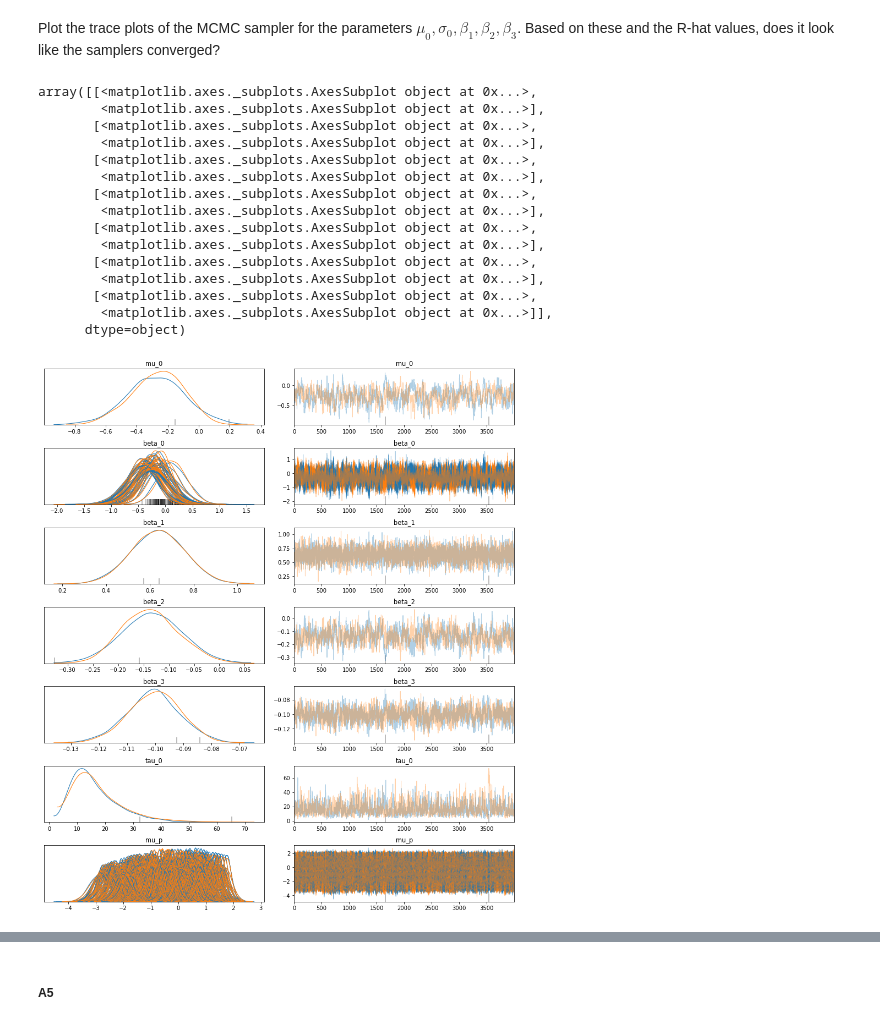
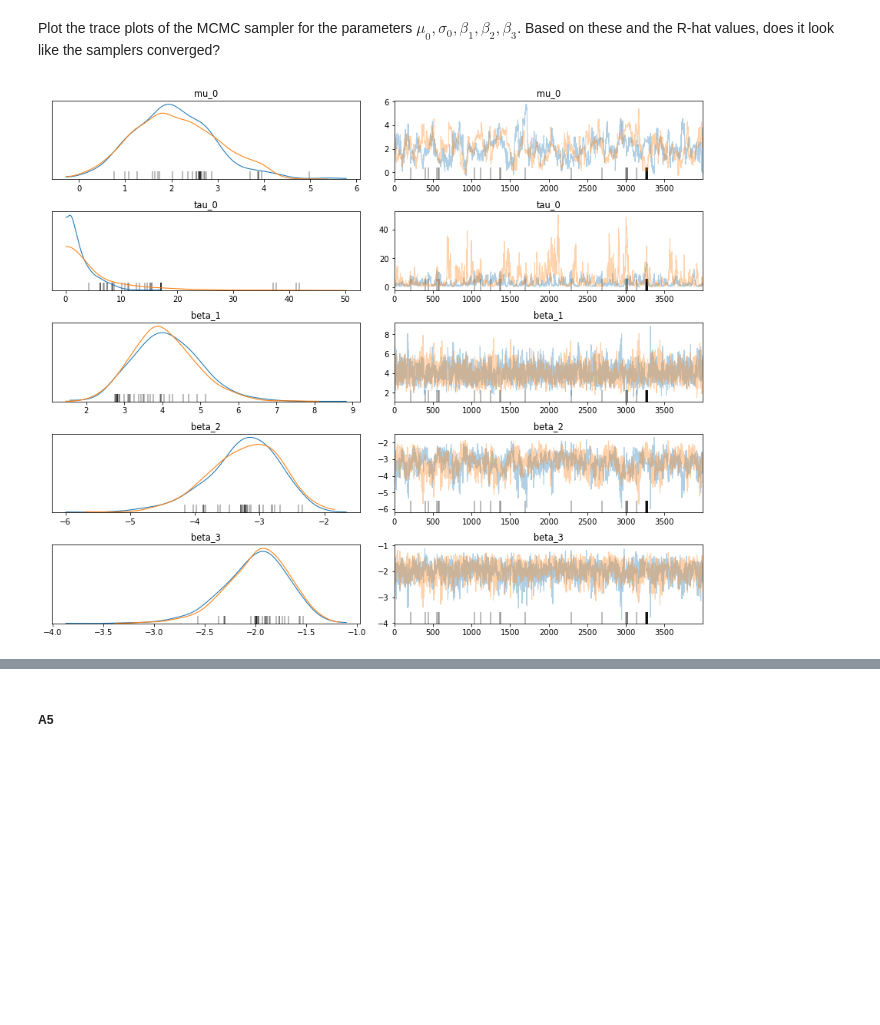
Before and after one commit to Ruby122/2020-CS109B, a Jupyter notebook: content/homeworks/hw03/cs109b_hw3.ipynb, the cells around one changed output, grey strips where cells are left out. Drawn from its saved outputs; the diff is of its cells as text; code cells hidden in the pictures; blank space fills up the shorter version.

```diff
--- a/content/homeworks/hw03/cs109b_hw3.ipynb
+++ b/content/homeworks/hw03/cs109b_hw3.ipynb
@@ -120,9 +125,9 @@ beta_3 = -2
 # Simulate outcome variable
 # get 60 slopes for different district
 num_district = len(data_train['district'].unique())
-beta_0 = np.random.normal(mu_0, sigma_0, num_district)
+beta_0_sim = np.random.normal(mu_0, sigma_0, num_district)
 # P = inverse_logit(output from logistic regression)
-temp = beta_0[data_train['district']] + beta_1*data_train['urban'] + beta_2 * data_train['living.children'] + beta_3 * data_train['age_mean']
+temp = beta_0_sim[data_train['district']] + beta_1*data_train['urban'] + beta_2 * data_train['living.children'] + beta_3 * data_train['age_mean']
 P = expit(temp)
 # convert probability to binary variable
 Y = np.random.binomial(1, P) # get 1 for each probability p
@@ -137,8 +142,13 @@ Fit the varying-intercept model specified above to your simulated data. Reasonab
 
 Note: It is wise to take advantage of a model's built-in `summary` method to inspect it after fitting
 # %%
-from scipy import optimize
 #your code here
+# convert pandas series to numpy arrays
+urban = data_train['urban'].values
+living_children = data_train['living.children'].values
+age_mean = data_train['age_mean'].values
+
+# bayesian sampling
 logit_model = pm.Model()
 
 with logit_model:
@@ -155,13 +165,12 @@ with logit_model:
     beta_3 = pm.Normal(name = 'beta_3', mu = 0, sigma = 100)
     # Expected value of outcome - posterior
     # get logit p
-    mu_logit_p = pm.Deterministic('mu_p', intercepts + beta_1*data_train['urban']
-                                  + beta_2 * data_train['living.children']
-                                  + beta_3 * data_train['age_mean'])
+    mu_logit_p = pm.Deterministic('mu_p', intercepts + beta_1 * urban
+                                  + beta_2 * living_children + beta_3 * age_mean)
     # data likelihood
     obs = pm.Bernoulli('observed', logit_p = mu_logit_p, observed = Y)
     # trace
-    trace = pm.sample(4000, tune=2000, target_accept=0.8)
+    trace = pm.sample(4000, tune=2000, target_accept=0.9)
 # %% [output]
 Auto-assigning NUTS sampler...
 Initializing NUTS using jitter+adapt_diag...
@@ -178,22 +185,8 @@ The estimated number of effective samples is smaller than 200 for some parameter
 Plot the trace plots of the MCMC sampler for the parameters $\mu_0, \sigma_0, \beta_1, \beta_2, \beta_3$. Based on these and the R-hat values, does it look like the samplers converged?
 # %%
 #your code here
-pm.traceplot(trace)
+pm.traceplot(trace, var_names = ['mu_0', 'tau_0', 'beta_1', 'beta_2', 'beta_3'])
+plt.show()
 # %% [output]
-array([[<matplotlib.axes._subplots.AxesSubplot object at 0x...>,
-        <matplotlib.axes._subplots.AxesSubplot object at 0x...>],
-       [<matplotlib.axes._subplots.AxesSubplot object at 0x...>,
-        <matplotlib.axes._subplots.AxesSubplot object at 0x...>],
-       [<matplotlib.axes._subplots.AxesSubplot object at 0x...>,
-        <matplotlib.axes._subplots.AxesSubplot object at 0x...>],
-       [<matplotlib.axes._subplots.AxesSubplot object at 0x...>,
-        <matplotlib.axes._subplots.AxesSubplot object at 0x...>],
-       [<matplotlib.axes._subplots.AxesSubplot object at 0x...>,
-        <matplotlib.axes._subplots.AxesSubplot object at 0x...>],
-       [<matplotlib.axes._subplots.AxesSubplot object at 0x...>,
-        <matplotlib.axes._subplots.AxesSubplot object at 0x...>],
-       [<matplotlib.axes._subplots.AxesSubplot object at 0x...>,
-        <matplotlib.axes._subplots.AxesSubplot object at 0x...>]],
-      dtype=object)
-[figure, old version]
+[figure, new version]
 # %%
```
Also changed, not shown: parts of 23 cells of this notebook, 2 other files.
